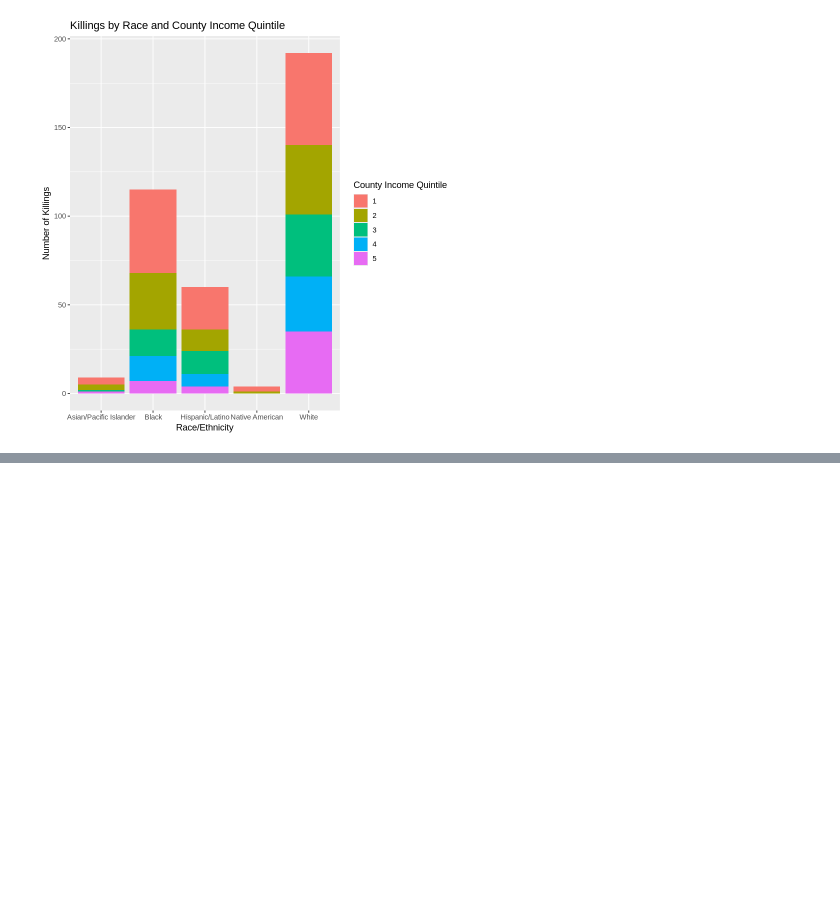
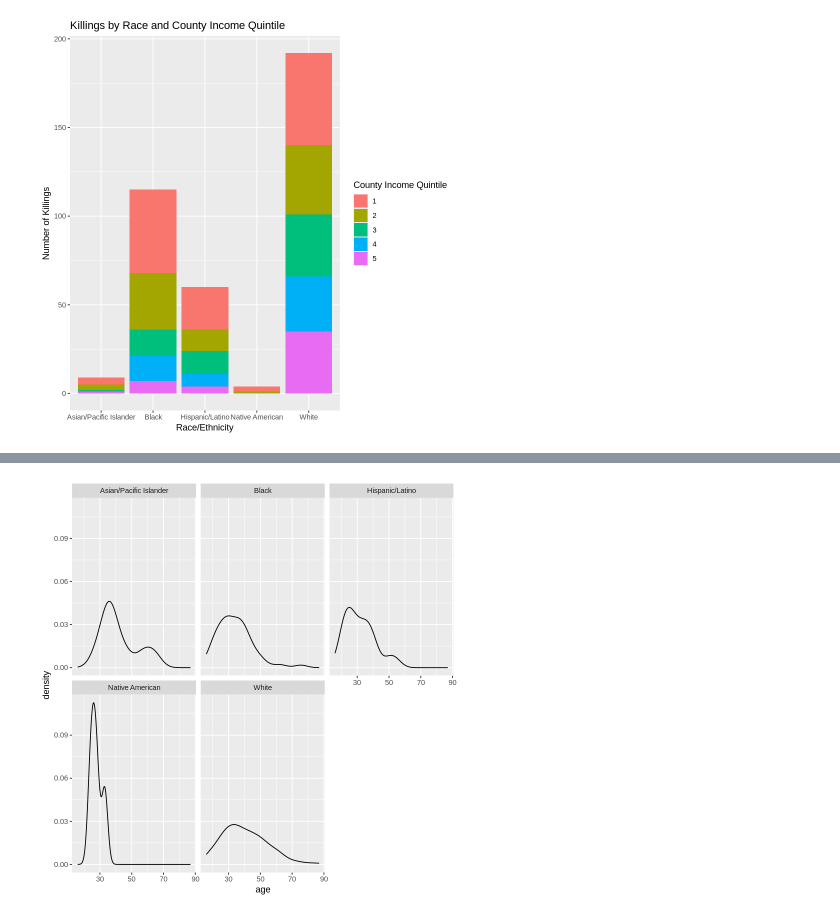
Before and after one commit to bwaves26/statclass, a Jupyter notebook: finalproject.ipynb, the cells around one changed output, grey strips where cells are left out. Saved outputs shown, nothing was run; the diff lists cells and outputs as text; code cells hidden in the pictures; blank space fills up the shorter version.

```diff
--- a/finalproject.ipynb
+++ b/finalproject.ipynb
@@ -154,3 +169,18 @@ ggplot(police_killings_clean, aes(x = raceethnicity, fill = as.factor(county_buc
+# %%
+# prompt: convert age to numeric
+
+police_killings_clean <- police_killings_clean %>%
+  mutate(age = as.numeric(age))
+# %%
+# prompt: distribution of age
+
+police_killings_clean %>%
+  ggplot()+
+  aes(x = age)+
+  geom_density()+
+  facet_wrap(~ raceethnicity)
+# %% [output]
+[figure, added]
 # %%
 # prompt: what question should i ask next
 
```
Also changed, not shown: parts of 2 cells of this notebook.
